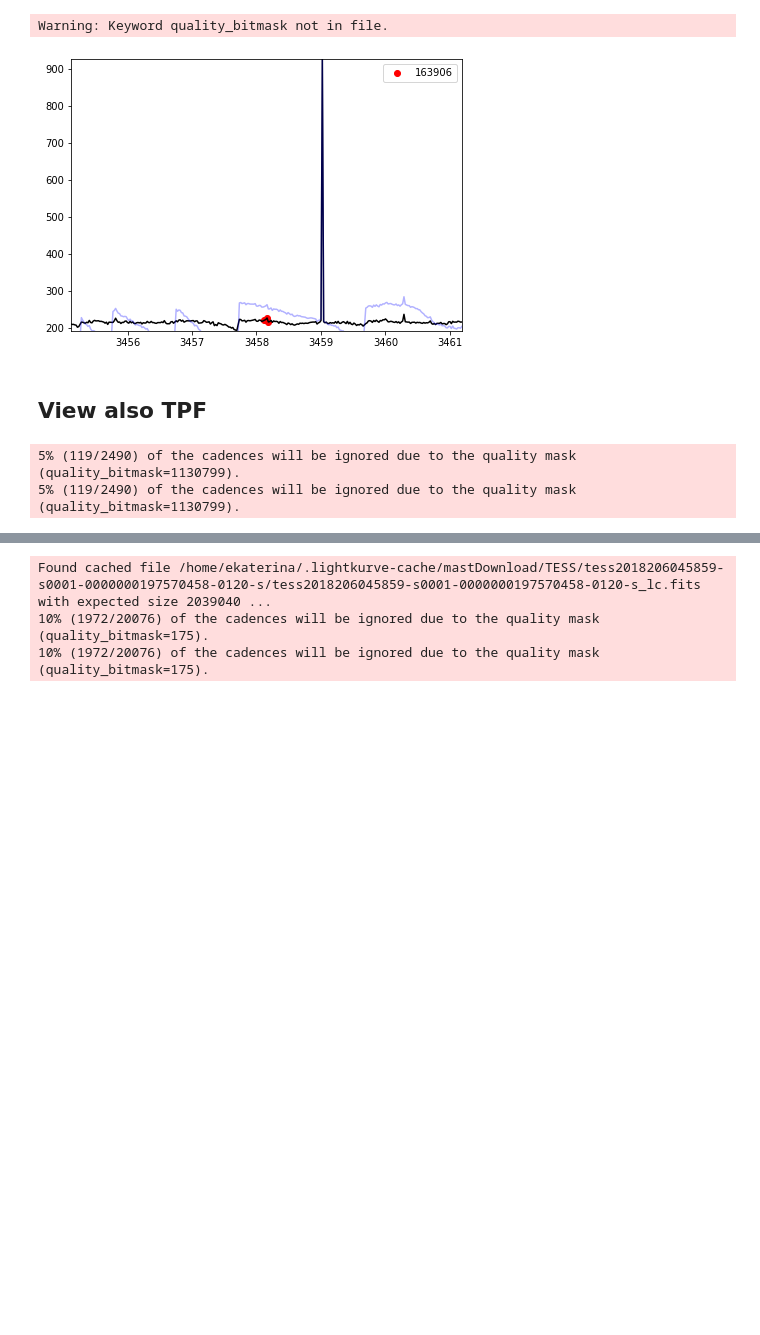
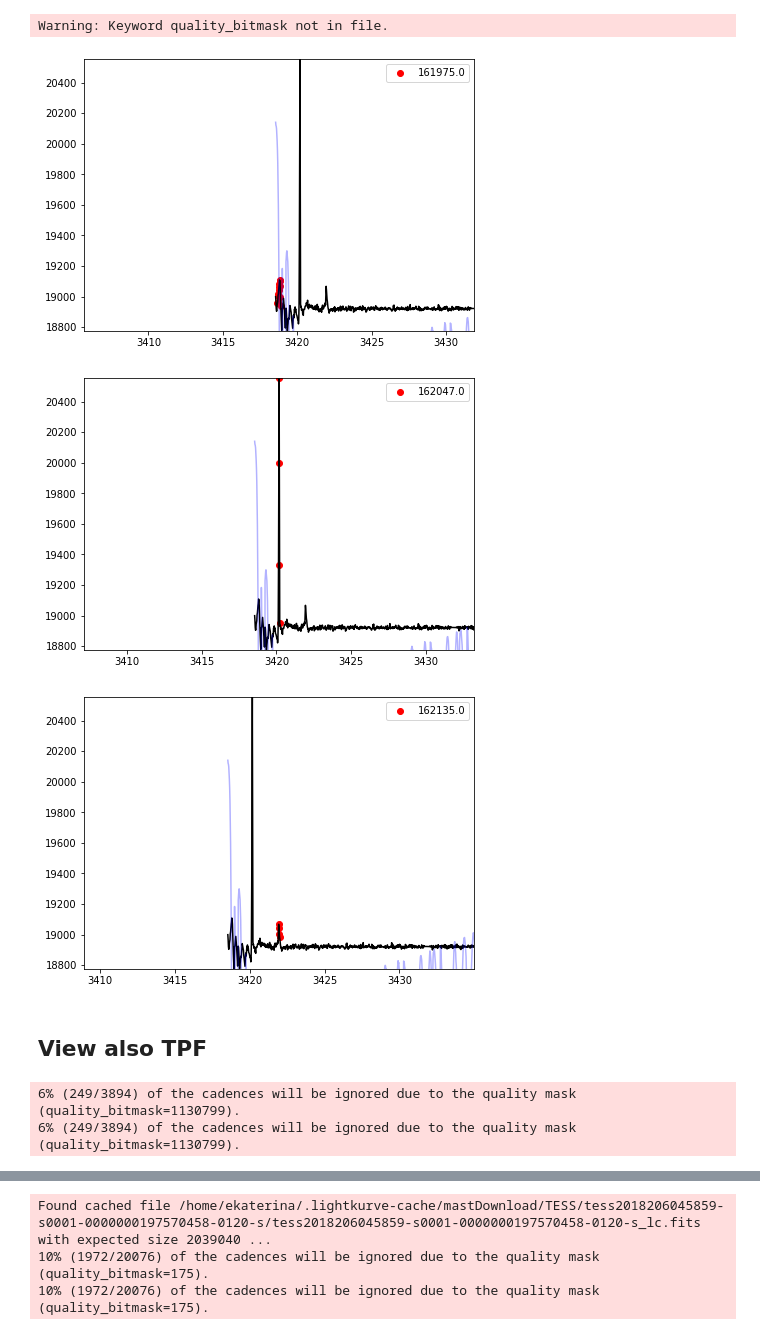
Before and after one commit to ekaterinailin/flares-in-clusters-with-k2-ii, a Jupyter notebook: VettingFlares/Vet_Flares_view_events.ipynb, the cells around one changed output, grey strips where cells are left out. Drawn from its saved outputs; the diff is of its cells as text; code cells hidden in the pictures; blank space fills up the shorter version.

```diff
--- a/VettingFlares/Vet_Flares_view_events.ipynb
+++ b/VettingFlares/Vet_Flares_view_events.ipynb
@@ -74,8 +74,8 @@ clus = pd.read_csv("lost_lcs.sh",delimiter=" ",#joblistonlyk2sc
                  names = ["python","call","EPIC","channel","C","cluster"
                          ])
 # %%
-dfold = pd.read_csv("../k2scoc/results/tables/full_table.csv")
-df = pd.read_csv("../k2scoc/results/tables/lost_flares.csv")
+df = pd.read_csv("../k2scoc/results/tables/full_table.csv")
+df = pd.read_csv("../k2scoc/results/tables/lost_table.csv")
 #df = df[df.real==1]
 # %%
 a, b = dfold[["EPIC","C"]].drop_duplicates(), df[["EPIC","C"]].drop_duplicates()
@@ -86,20 +86,7 @@ a.merge(b, how="inner", on=["EPIC","C"])
 df2 = df#[(df.real==1) & (df.note == "complex!") &(~df.note.isnull())]#
 #df2.sort_values(by=["ed_rec"], ascending=False)[["cstart","cstop","EPIC","C","note","ed_rec",]].head(3)
 # %%
-EPIC = 212069325
-
-
-
-
-
-
-
-
-
-
-
-
-
+EPIC = 211419613
 
 
 
@@ -112,18 +99,20 @@ Warning: Keyword quality_bitmask not in file.
 # %%
 
 for i, r in subdf.iterrows():
     plt.figure(figsize=(7,5))
     plt.plot(flc.time, flc.detrended_flux,c="k")
     plt.plot(flc.time, flc.flux,c="b", alpha=.3)
     sta, sto = int(r.istart), int(r.istop)+1
     plt.scatter(flc.time[sta:sto], flc.detrended_flux[sta:sto], c="r", label=r.cstart)#, label=f"EPIC {EPIC}, C{C}")#
-    plt.xlim(r.tstart-3,r.tstop+3)
+    plt.xlim(r.tstart-13,r.tstop+13)
     plt.ylim(np.nanmin(1.*flc.detrended_flux),1.*np.nanmax(flc.detrended_flux))
     plt.legend()
    # plt.savefig(f"plots/EPIC_{EPIC}_C{C}_{r.istart}_multiperiod.png",dpi=300)
     #print(r.istart)
 # %% [output]
-[figure, old version]
+[figure, new version]
+[figure, added]
+[figure, added]
 # %% [markdown]
 ## View also TPF
 # %%
@@ -133,8 +122,8 @@ for i, r in subdf.iterrows():
 # C = 18
 tpf = search_targetpixelfile("EPIC {}".format(EPIC), campaign=C).download()
 # %% [output]
-5% (119/2490) of the cadences will be ignored due to the quality mask (quality_bitmask=1130799).
-5% (119/2490) of the cadences will be ignored due to the quality mask (quality_bitmask=1130799).
+6% (249/3894) of the cadences will be ignored due to the quality mask (quality_bitmask=1130799).
+6% (249/3894) of the cadences will be ignored due to the quality mask (quality_bitmask=1130799).
 # %%
 #tpf = tpf[~np.isnan(tpf.flux)]
 tpf.interact(notebook_url="http://localhost:8888")
```
Also changed, not shown: parts of 1 cell of this notebook, 3 other files.
